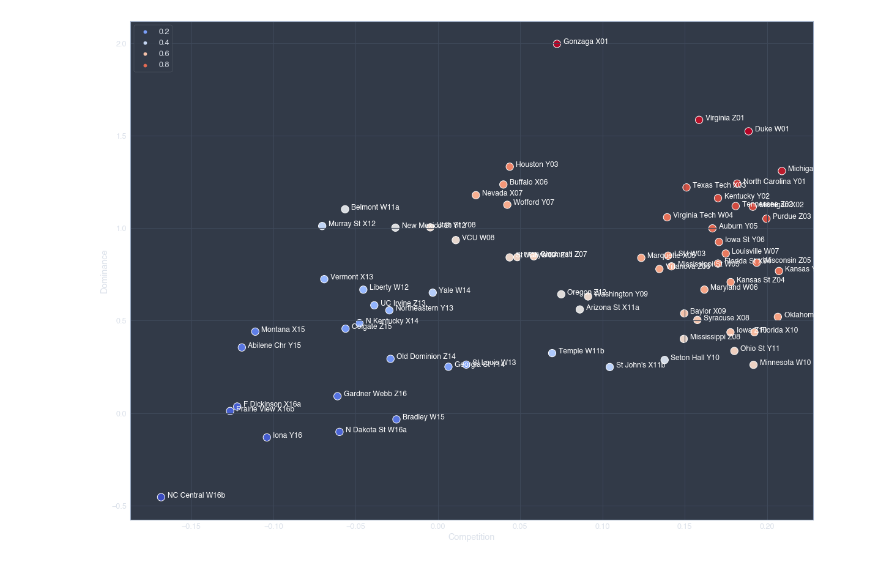
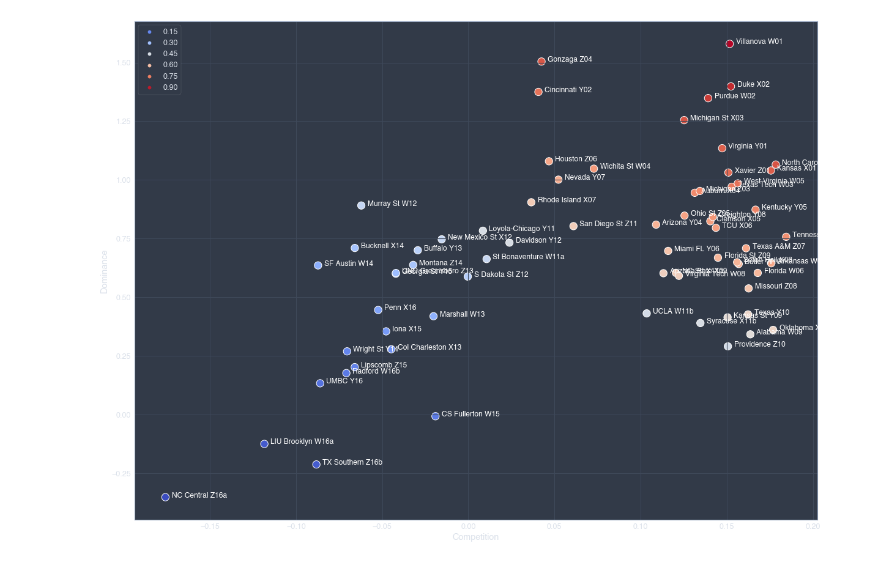
Before and after one commit to jamestwhedbee/jupyter_notebooks, a Jupyter notebook: MarchMadness/PredictMarchMadness.ipynb, the cells around one changed output. Saved outputs shown, nothing was run; the diff lists cells and outputs as text; code cells hidden in the pictures.

```diff
--- a/MarchMadness/PredictMarchMadness.ipynb
+++ b/MarchMadness/PredictMarchMadness.ipynb
@@ -161,10 +162,8 @@ def calc_prob(predict_data):
 
 def get_power_rating(team):
     return calc_prob((
-            team["OwnScore_Zscore"], average_team["OwnScore_Zscore"],
-            team["OppScore_Zscore"], average_team["OppScore_Zscore"],
-            team["OffCompetition"], average_team["OffCompetition"],
-            team["DefCompetition"], average_team["DefCompetition"],
+            team["AdjOffense"], average_team["AdjOffense"],
+            team["AdjDefense"], average_team["AdjDefense"],
         ))
 # %%
 def scatter_text(x, y, labelseries, labelsize='large', labelcolor='black', **kwargs):
@@ -219,8 +208,0 @@ sns.violinplot(
-# %%
-with sns.plotting_context():
-    plt.rc('axes', labelsize=25);
-    g = sns.pairplot(
-        raw_tournament_df[["PowerRating", "Dominance", "Competition", "SeedInt"]],
-        hue="SeedInt", height=8
-    );
-    g._legend.remove();
@@ -252,0 +218,8 @@ plt.legend(loc='upper left');
+# %%
+with sns.plotting_context():
+    plt.rc('axes', labelsize=25);
+    g = sns.pairplot(
+        raw_tournament_df[["PowerRating", "AdjOffense", "AdjDefense", "SeedInt"]],
+        hue="SeedInt", height=8
+    );
+    g._legend.remove();
@@ -271,10 +270,8 @@ for i in tqdm(range(SIMULATION_ROUNDS)):
         team_a = slots_dict[r["StrongSeed"]]
         team_b = slots_dict[r["WeakSeed"]]
         predict_data = (
-            team_a["OwnScore_Zscore"], team_b["OwnScore_Zscore"],
-            team_a["OppScore_Zscore"], team_b["OppScore_Zscore"],
-            team_a["OffCompetition"], team_b["OffCompetition"],
-            team_a["DefCompetition"], team_b["DefCompetition"],
+            team_a["AdjOffense"], team_b["AdjOffense"],
+            team_a["AdjDefense"], team_b["AdjDefense"],
         )
         prob = calc_prob(predict_data)
         winning_team = team_a if random.random() < prob else team_b
@@ -351,12 +349,14 @@ simulation_df["LogOdds"] = simulation_df["LogOdds"].fillna(simulation_df["LogOdd
 # %%
 plt.figure(figsize=(20,15));
 scatter_text(
-    x=simulation_df["Competition"], y=simulation_df["Dominance"], s=150,
-    hue=simulation_df["PowerRating"],
+    x=tournament_df["Competition"],
+    y=tournament_df["Dominance"],
+    hue=tournament_df["PowerRating"],
     palette=sns.color_palette("coolwarm", as_cmap=True),
-    labelseries=simulation_df["TeamName"] + " " + simulation_df["Seed"],
+    labelseries=tournament_df["TeamName"] + " " + tournament_df["Seed"],
     labelcolor="white",
+    s=150,
 );
 plt.legend(loc='upper left');
 # %% [output]
-[figure, old version]
+[figure, new version]
```
Also changed, not shown: parts of 30 cells of this notebook, 1 other file.
